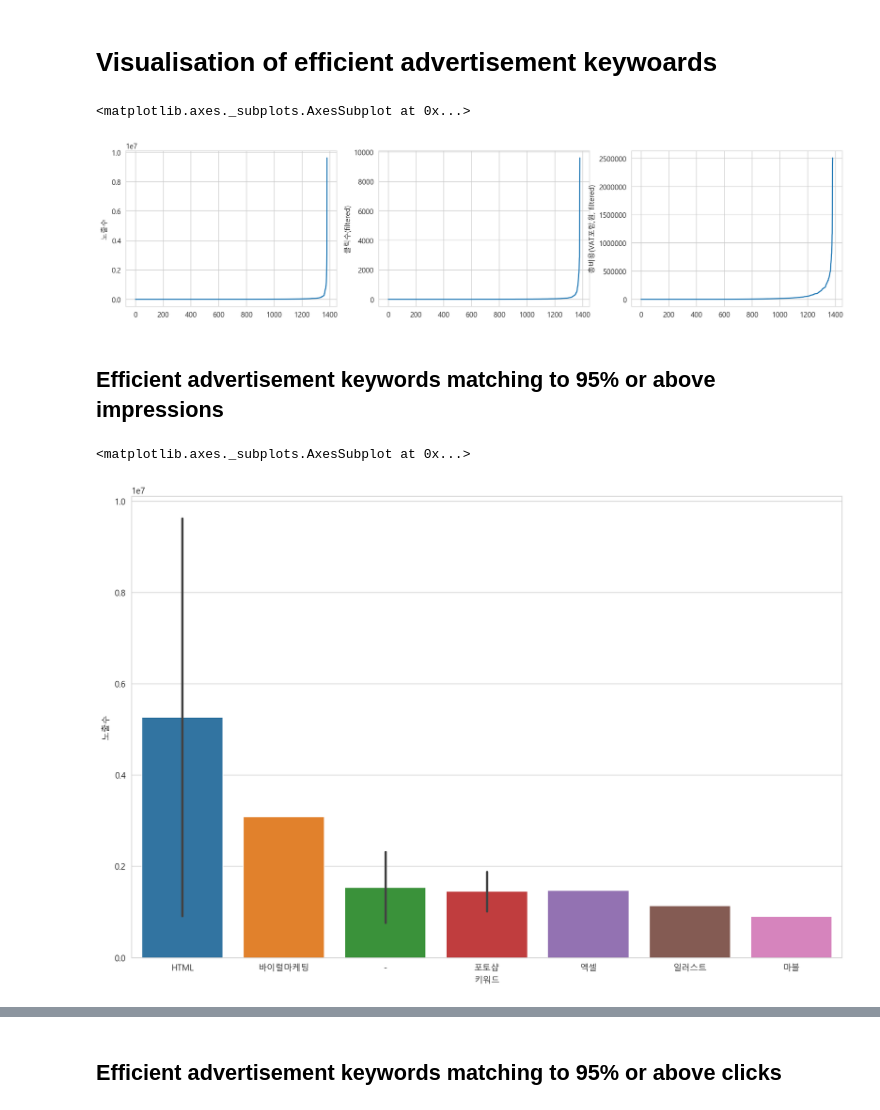
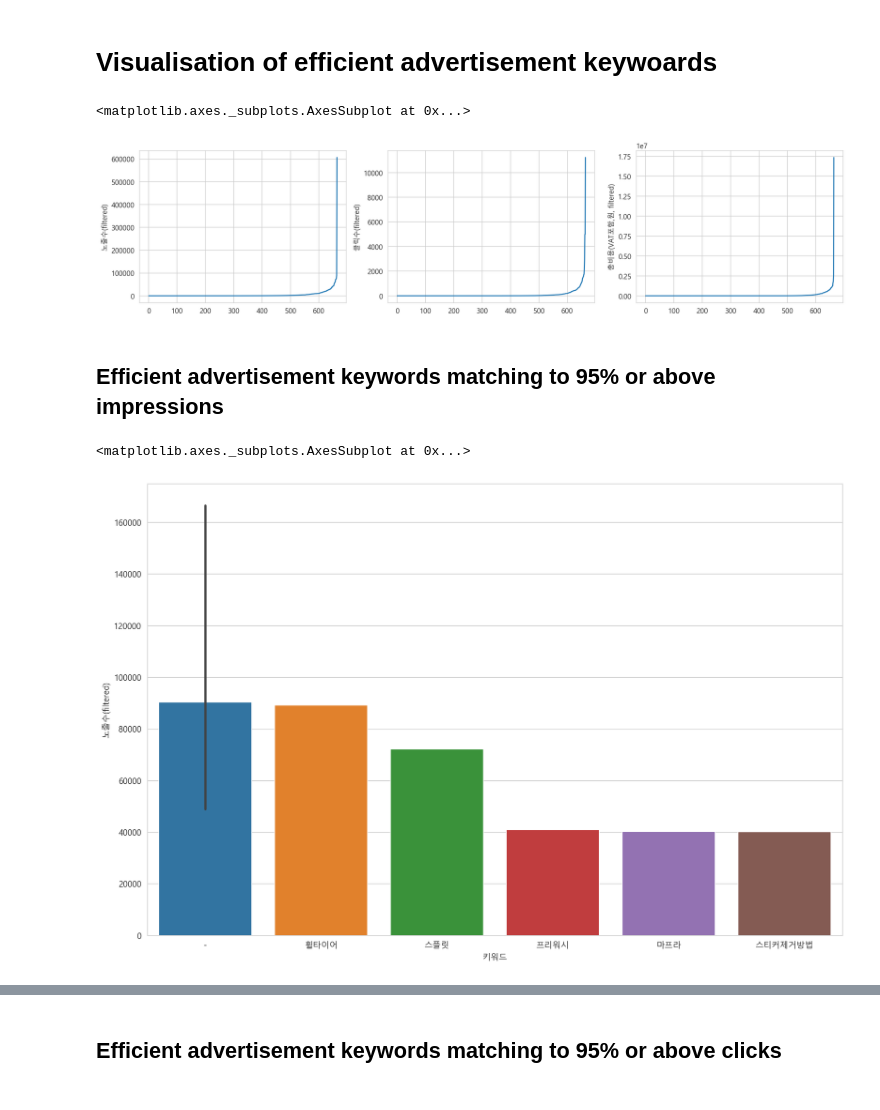
Before and after one commit to vampard/portfolio, a Jupyter notebook: Business Insights from advertisement data/high efficient keywords and ad groups from advertisement data.ipynb, the cells around one changed output, grey strips where cells are left out. Saved outputs shown, nothing was run; the diff lists cells and outputs as text; code cells hidden in the pictures.

Commit message:
high efficient keywords and ad groups from advertisement data

```diff
--- a/Business Insights from advertisement data/high efficient keywords and ad groups from advertisement data.ipynb
+++ b/Business Insights from advertisement data/high efficient keywords and ad groups from advertisement data.ipynb
@@ -53,3 +40,9 @@ df.head()
+# %%
+df_data1 = pd.read_csv('data/advertisement_data_1-3.csv', skiprows=[0], encoding="utf-8-sig")
+df_data2 = pd.read_csv('data/advertisement_data_4-6.csv', skiprows=[0], encoding="utf-8-sig")
+df_data3 = pd.read_csv('data/advertisement_data_7-12.csv', skiprows=[0], encoding="utf-8-sig")
+# %%
+df = pd.concat([df_data1, df_data2, df_data3])
 # %% [markdown]
 # Data preprocessing for advertisement keywords
 # %%
@@ -59,11 +52,6 @@ df.isnull().sum().plot.barh(figsize=(18,10))
 # %% [output]
 <matplotlib.axes._subplots.AxesSubplot at 0x...>
 [figure]
-# %%
-# No.of Click, Rate of Click, Cost of Avg. Click
-df['클릭수(filtered)'] = round(df['클릭수'],0).astype(int)
-df['클릭률(filtered)'] = df['클릭수(filtered)'] / df['노출수'] * 100
-df['총비용(VAT포함,원, filtered)'] = round(df['총비용(VAT포함,원)'],0).astype(int)
 # %%
 df.head()
 # %% [output]
@@ -75,0 +64,4 @@ df.head()
+# %%
+df['노출수(filtered)'] = df['노출수'].str.replace(',', '').astype(int)
+df['클릭수(filtered)'] = df['클릭수'].str.replace(',', '').astype(int)
+df['총비용(VAT포함,원, filtered)'] = df['총비용(VAT포함,원)'].str.replace(',', '').astype(int)
@@ -80,8 +90,8 @@ figure, (ax1, ax2, ax3) = plt.subplots(nrows=1, ncols=3)
 figure.set_size_inches(18, 4)
 
 
-df_ep = df['노출수'].sort_values(ascending=True).reset_index().drop('index', axis=1)
-sns.lineplot(data=df_ep, x=df_ep.index, y="노출수", ax=ax1)
+df_ep = df['노출수(filtered)'].sort_values(ascending=True).reset_index().drop('index', axis=1)
+sns.lineplot(data=df_ep, x=df_ep.index, y="노출수(filtered)", ax=ax1)
 
 df_cn = df['클릭수(filtered)'].sort_values(ascending=True).reset_index().drop('index', axis=1)
 sns.lineplot(data=df_cn, x=df_cn.index, y="클릭수(filtered)", ax=ax2)
@@ -90,16 +100,16 @@ df_tc = df['총비용(VAT포함,원, filtered)'].sort_values(ascending=True).res
 sns.lineplot(data=df_tc, x=df_tc.index, y="총비용(VAT포함,원, filtered)", ax=ax3)
 # %% [output]
 <matplotlib.axes._subplots.AxesSubplot at 0x...>
-[figure, old version]
+[figure, new version]
 # %% [markdown]
 ## Efficient advertisement keywords matching to 95% or above impressions
 # %%
 plt.rc('font', family='Malgun Gothic')
-df_imp_kw = df.loc[df["노출수"] >= df["노출수"].quantile(0.95),["키워드","노출수"]]
+df_imp_kw = df.loc[df["노출수(filtered)"] >= df["노출수(filtered)"].quantile(0.95),["키워드","노출수(filtered)"]]
 
-df_imp_kw_sort = df_imp_kw.sort_values(by="노출수", ascending=False ).head(10)
+df_imp_kw_sort = df_imp_kw.sort_values(by="노출수(filtered)", ascending=False ).head(20)
 plt.figure(figsize=(15,10))
-sns.barplot(data=df_imp_kw_sort, x="키워드", y="노출수")
+sns.barplot(data=df_imp_kw_sort, x="키워드", y="노출수(filtered)")
 # %% [output]
 <matplotlib.axes._subplots.AxesSubplot at 0x...>
-[figure, old version]
+[figure, new version]
```
Also changed, not shown: parts of 20 cells of this notebook, 10 other files.
